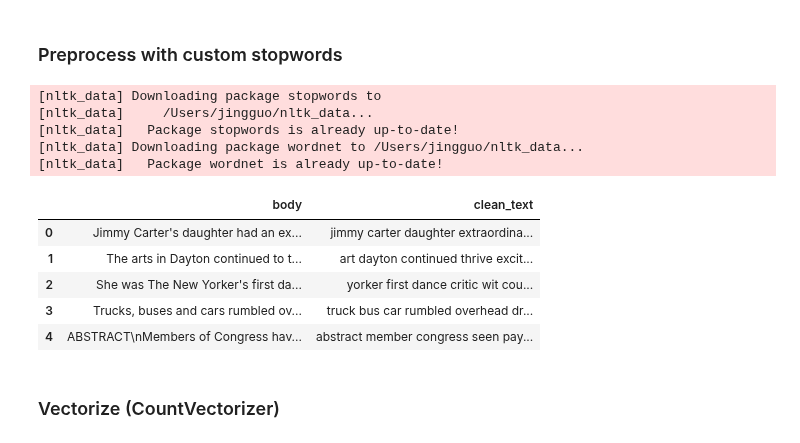
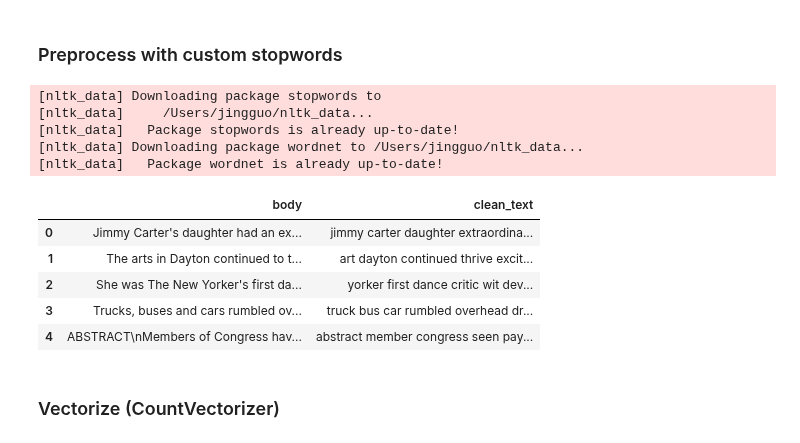
Before and after one commit to laurauguc/working_class_media_analysis, a Jupyter notebook: analysis/2.topic_analaysis/Corex_Guided Topic Modeling.ipynb, the cells around one changed output. Cells and saved outputs as stored; diff of their text form; code cells hidden in the pictures.

```diff
--- a/analysis/2.topic_analaysis/Corex_Guided Topic Modeling.ipynb
+++ b/analysis/2.topic_analaysis/Corex_Guided Topic Modeling.ipynb
@@ -55,41 +55,44 @@ custom_stopwords = {
     'report', 'reported', 'interview', 'according',
     'article', 'photo', 'photograph', 'graphic',
     'someone', 'anyone', 'everyone', 'everybody',
-    'york', 'new', 'time''much', 'many', 'way', 'often', 'even', 'always', 'got', 'get', 'never', 'among'
+    'york', 'new', 'time','much', 'many', 'way', 'often', 'even', 'always', 'got', 'get', 'never', 'among','could',
+    'would','last','also','still','whether','opinion','times','photos','photographs','number','year','month','day',
+    'week','decade','know','thing','went','far','recent','lately', 'th','around','page','near','section facebook',
+    'follow section','twitter nytopinion','nytopinion','facebook twitter','back','like','make','made','see','author'
 
 }
 
 # ---- 2. Merge with NLTK stopwords ----
 stop_words = set(stopwords.words('english')).union(custom_stopwords)
 
 # ---- 3. Lemmatizer ----
 lemmatizer = WordNetLemmatizer()
 
 # ---- 4. Preprocess function ----
 def preprocess(text):
     text = text.lower()
     text = re.sub(r'[^a-z\s]', ' ', text)   # keep letters, spaces
     text = re.sub(r'\s+', ' ', text).strip()
 
     words = text.split()
     words = [lemmatizer.lemmatize(w) for w in words if w not in stop_words]
 
     return ' '.join(words)
 
 # ---- 5. Apply cleaning ----
 data['clean_text'] = data['body'].astype(str).apply(preprocess)
 
 data[['body', 'clean_text']].head()
 # %% [output]
 [nltk_data] Downloading package stopwords to
 [nltk_data]     /Users/jingguo/nltk_data...
 [nltk_data]   Package stopwords is already up-to-date!
 [nltk_data] Downloading package wordnet to /Users/jingguo/nltk_data...
 [nltk_data]   Package wordnet is already up-to-date!
 |  | body | clean_text |
 | 0 | Jimmy Carter's daughter had an ex... | jimmy carter daughter extraordina... |
 | 1 | The arts in Dayton continued to t... | art dayton continued thrive excit... |
-| 2 | She was The New Yorker's first da... | yorker first dance critic wit cou... |
+| 2 | She was The New Yorker's first da... | yorker first dance critic wit dev... |
 | 3 | Trucks, buses and cars rumbled ov... | truck bus car rumbled overhead dr... |
 | 4 | ABSTRACT\nMembers of Congress hav... | abstract member congress seen pay... |
 # %% [markdown]
```
Also changed, not shown: parts of 32 cells of this notebook, 3 other files.
